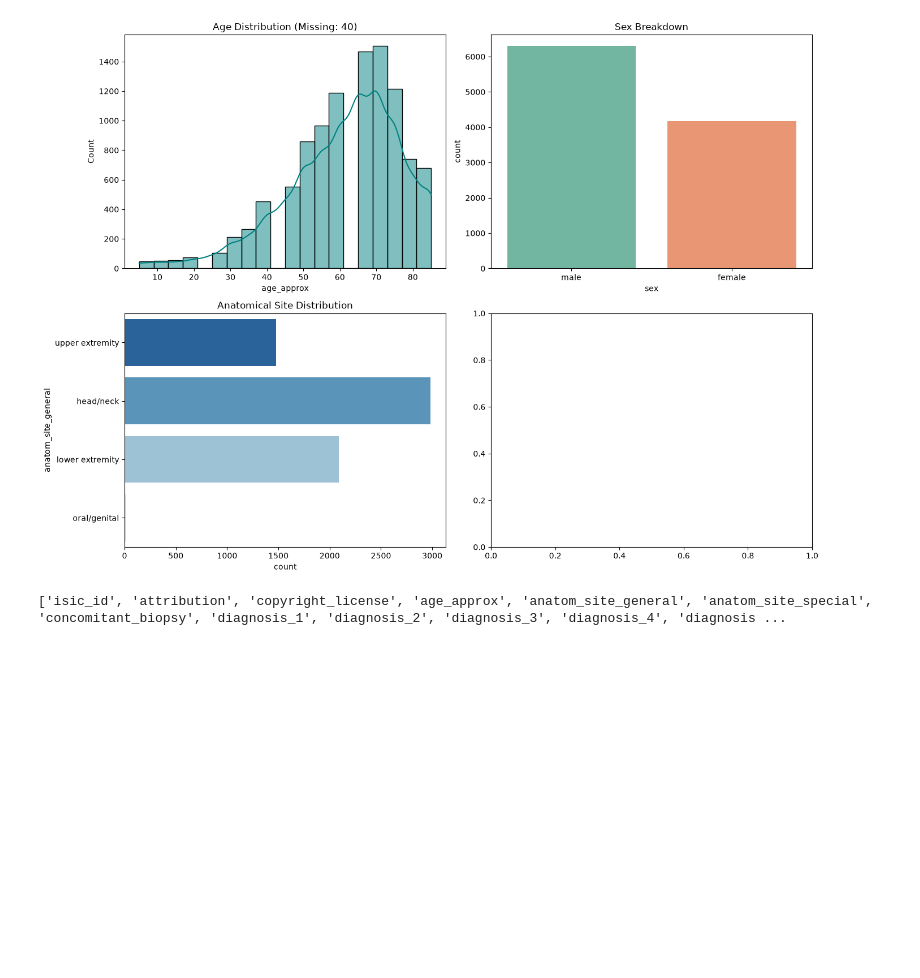
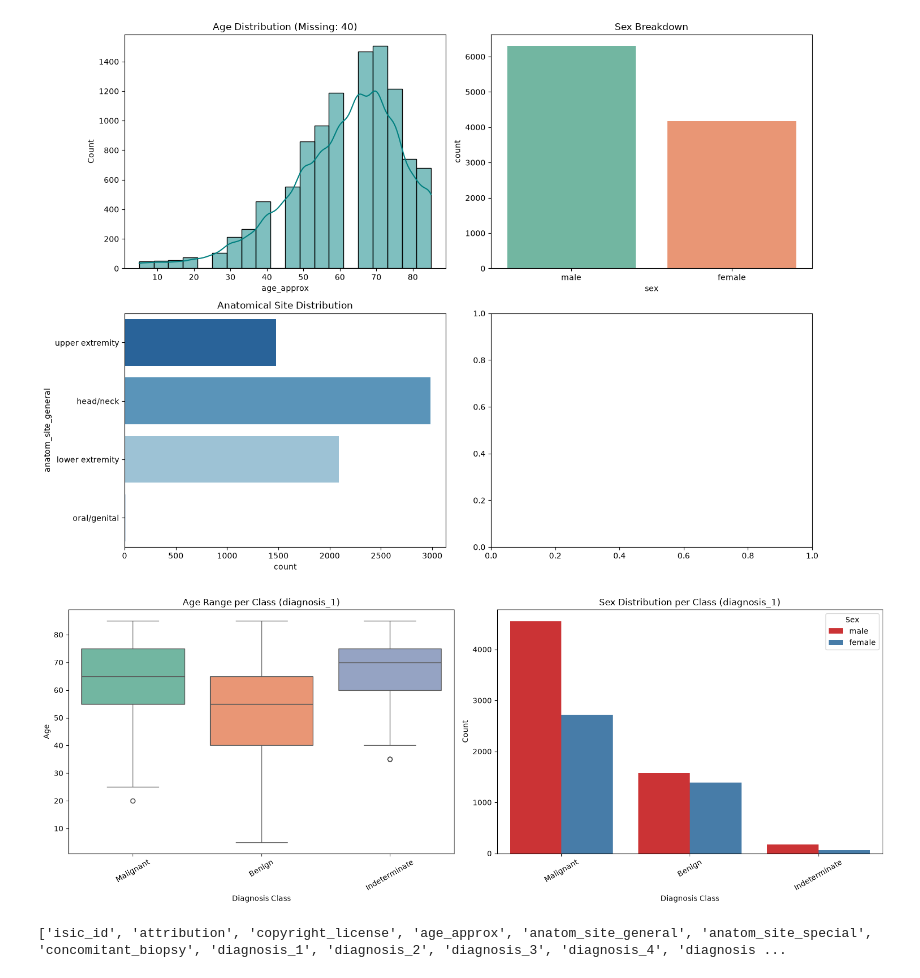
Before and after one commit to naiiiiiiiiiii/MILK10k-Lesion-Classification, a Jupyter notebook: notebooks/01_exploratory_data_analysis.ipynb, the cells around one changed output. Cells and saved outputs as stored; diff of their text form; code cells hidden in the pictures; blank space fills up the shorter version.

```diff
--- a/notebooks/01_exploratory_data_analysis.ipynb
+++ b/notebooks/01_exploratory_data_analysis.ipynb
@@ -104,6 +104,31 @@ plt.tight_layout()
 plt.show()
 # %% [output]
 [figure]
+# %%
+import matplotlib.pyplot as plt
+import seaborn as sns
+
+fig, axes = plt.subplots(1, 2, figsize=(16, 6))
+
+# 1. Age Range per Class (diagnosis_1)
+sns.boxplot(ax=axes[0], data=df, x='diagnosis_1', y='age_approx', hue='diagnosis_1', palette='Set2', legend=False)
+axes[0].set_title('Age Range per Class (diagnosis_1)')
+axes[0].set_xlabel('Diagnosis Class')
+axes[0].set_ylabel('Age')
+axes[0].tick_params(axis='x', rotation=30)
+
+# 2. Sex Distribution per Class (diagnosis_1)
+sns.countplot(ax=axes[1], data=df, x='diagnosis_1', hue='sex', palette='Set1')
+axes[1].set_title('Sex Distribution per Class (diagnosis_1)')
+axes[1].set_xlabel('Diagnosis Class')
+axes[1].set_ylabel('Count')
+axes[1].tick_params(axis='x', rotation=30)
+axes[1].legend(title='Sex')
+
+plt.tight_layout()
+plt.show()
+# %% [output]
+[figure, added]
 # %%
 print(df.columns.tolist())
 # %% [output]
```
